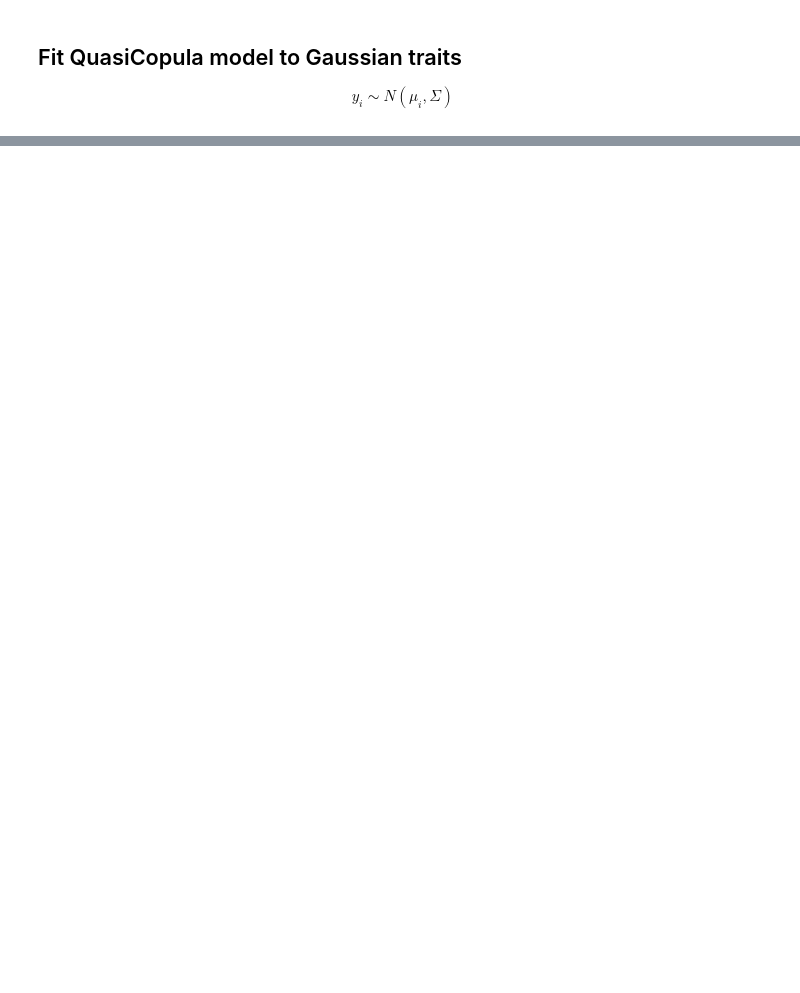
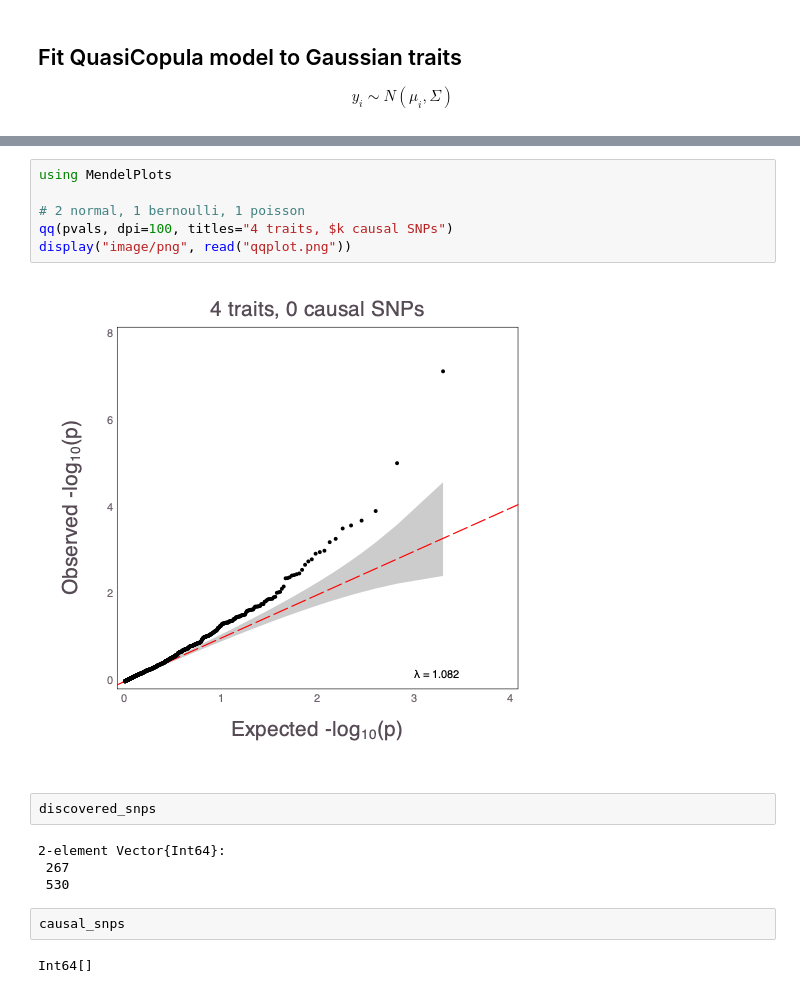
Before and after one commit to OpenMendel/ApproxCopula.jl, a Jupyter notebook: notebooks/multivariate_GWAS_autodiff.ipynb, the cells around one changed output, grey strips where cells are left out. Saved outputs shown, nothing was run; the diff lists cells and outputs as text; blank space fills up the shorter version.

```diff
--- a/notebooks/multivariate_GWAS_autodiff.ipynb
+++ b/notebooks/multivariate_GWAS_autodiff.ipynb
@@ -229,0 +215,18 @@ Running LRT until -log10(p) < 3.301 Time: 0:00:01 (11 iterations))
+# %%
+using MendelPlots
+
+# 2 normal, 1 bernoulli, 1 poisson
+qq(pvals, dpi=100, titles="4 traits, $k causal SNPs")
+display("image/png", read("qqplot.png"))
+# %% [output]
+[figure, added]
+# %%
+discovered_snps
+# %% [output]
+2-element Vector{Int64}:
+ 267
+ 530
+# %%
+causal_snps
+# %% [output]
+Int64[]
```
Also changed, not shown: parts of 14 cells of this notebook, 1 other file.
